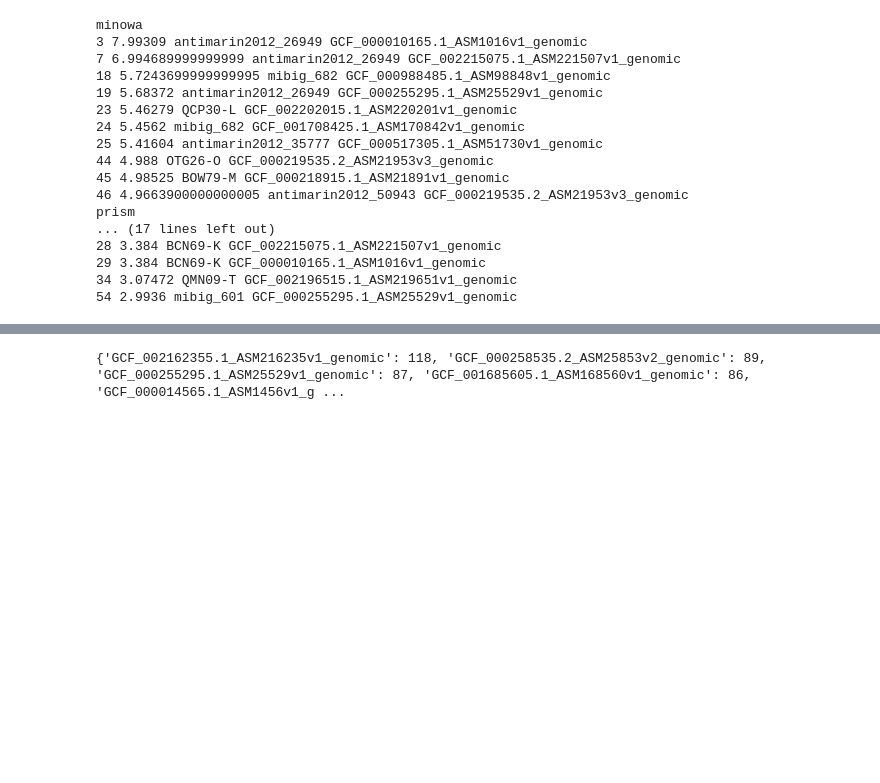
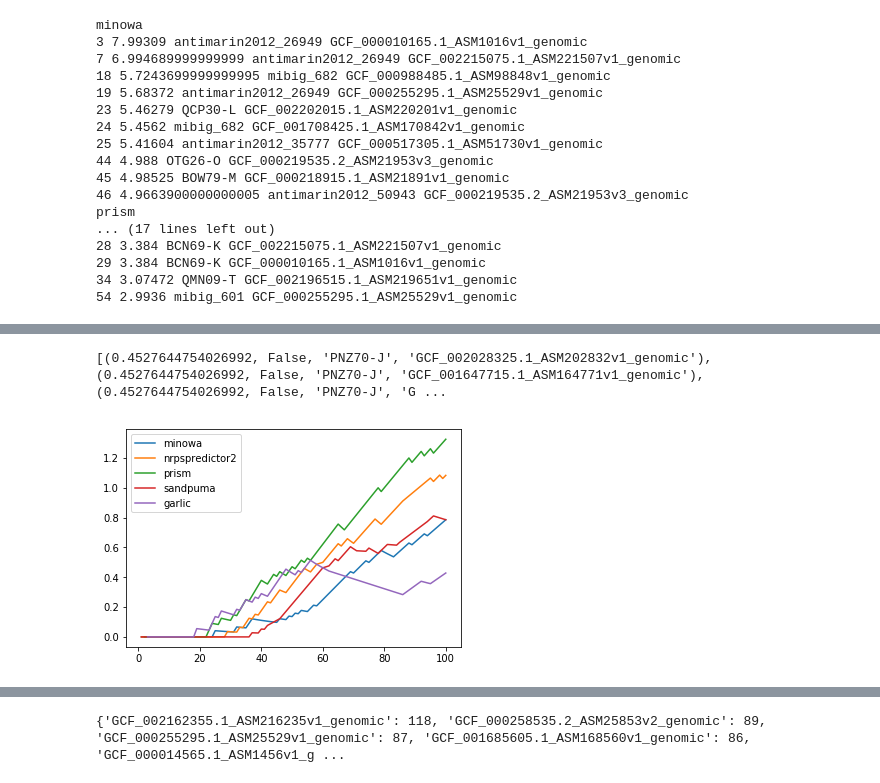
Before and after one commit to ablab/nerpa, a Jupyter notebook: scripts/res_compare.ipynb, the cells around one changed output, grey strips where cells are left out. Saved outputs shown, nothing was run; the diff lists cells and outputs as text; code cells hidden in the pictures; blank space fills up the shorter version.

```diff
--- a/scripts/res_compare.ipynb
+++ b/scripts/res_compare.ipynb
@@ -202,0 +243,27 @@ for folder in ["dataset1"]:#, "dataset2", "dataset3"]:
+# %%
+import matplotlib.pyplot as plt
+%matplotlib inline
+
+for folder in ["dataset1"]:#, "dataset2", "dataset3"]:
+    x1, y1 = FDR(getScoreList(folder_path + folder + "/predictor/minowa.csv"))
+    plt.plot(x1, y1, label="minowa")
+    plt.legend()
+
+    x2, y2 = FDR(getScoreList(folder_path + folder + "/predictor/nrpspredictor2.csv"))
+    plt.plot(x2, y2, label="nrpspredictor2")
+    plt.legend()
+
+    x3, y3 = FDR(getScoreList(folder_path + folder + "/predictor/prism.csv"))
+    plt.plot(x3, y3, label="prism")
+    plt.legend()
+
+    x4, y4 = FDR(getScoreList(folder_path + folder + "/predictor/sandpuma.csv"))
+    plt.plot(x4, y4, label="sandpuma")
+    plt.legend()
+
+    x5, y5 = FDR(getScoreList(folder_path + folder + "/predictor/garlic.csv")[1:])
+    plt.plot(x5, y5, label="garlic")
+    plt.legend()
+# %% [output]
+[(0.4527644754026992, False, 'PNZ70-J', 'GCF_002028325.1_ASM202832v1_genomic'), (0.4527644754026992, False, 'PNZ70-J', 'GCF_001647715.1_ASM164771v1_genomic'), (0.4527644754026992, False, 'PNZ70-J', 'G ...
+[figure, added]
```
Also changed, not shown: parts of 10 cells of this notebook, 11 other files.
